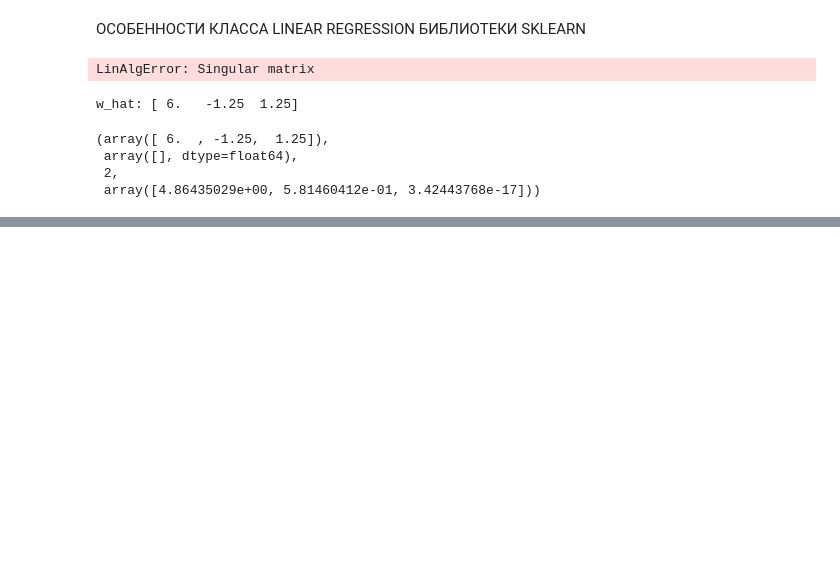
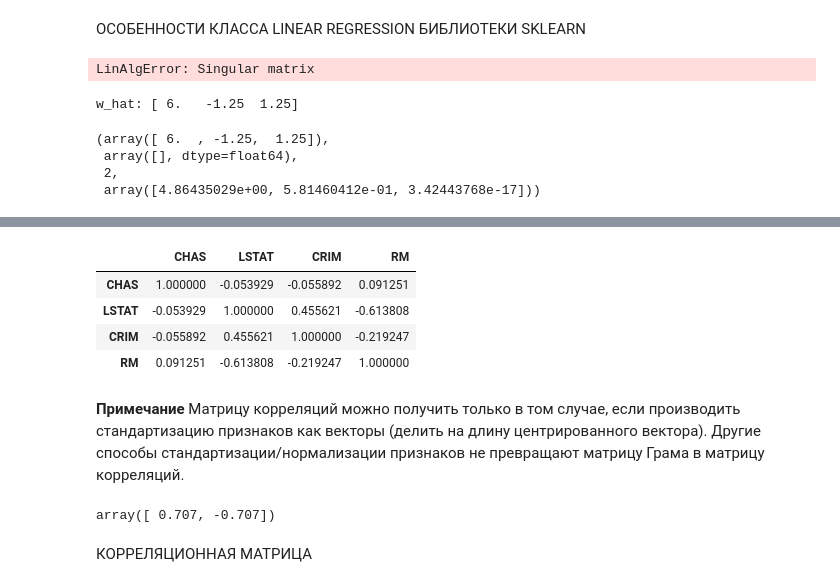
Before and after one commit to killri/sf_data_science, a Jupyter notebook: SF_DS_course_theory_and_practice/MATH2 Linear Algebra is contxt of linear methods/math2_theory.ipynb, the cells around one changed output, grey strips where cells are left out. Saved outputs shown, nothing was run; the diff lists cells and outputs as text; code cells hidden in the pictures; blank space fills up the shorter version.

```diff
--- a/SF_DS_course_theory_and_practice/MATH2 Linear Algebra is contxt of linear methods/math2_theory.ipynb
+++ b/SF_DS_course_theory_and_practice/MATH2 Linear Algebra is contxt of linear methods/math2_theory.ipynb
@@ -154,0 +266,24 @@ np.linalg.lstsq(A, y, rcond=None)
+# %%
+# матрица Грама
+A_st.T @ A_st
+# %% [output]
+|  | CHAS | LSTAT | CRIM | RM |
+| CHAS | 1.000000 | -0.053929 | -0.055892 | 0.091251 |
+| LSTAT | -0.053929 | 1.000000 | 0.455621 | -0.613808 |
+| CRIM | -0.055892 | 0.455621 | 1.000000 | -0.219247 |
+| RM | 0.091251 | -0.613808 | -0.219247 | 1.000000 |
+# %% [markdown]
+**Примечание** Матрицу корреляций можно получить только в том случае, если производить стандартизацию признаков как векторы (делить на длину центрированного вектора). Другие способы стандартизации/нормализации признаков не превращают матрицу Грама в матрицу корреляций.
+# %%
+#Задание 4.3
+#Стандартизируйте вектор (12,8), приведя его к единичной длине.
+# В качестве ответа введите координаты полученного вектора. Ответ округлите до третьего знака после точки-разделителя.
+
+v = np.array([12,8])
+v = v-v.mean()
+v = v / np.linalg.norm(v)
+v.round(3)
+# %% [output]
+array([ 0.707, -0.707])
+# %% [markdown]
+КОРРЕЛЯЦИОННАЯ МАТРИЦА
```
Also changed, not shown: parts of 23 cells of this notebook, 2 other files.
